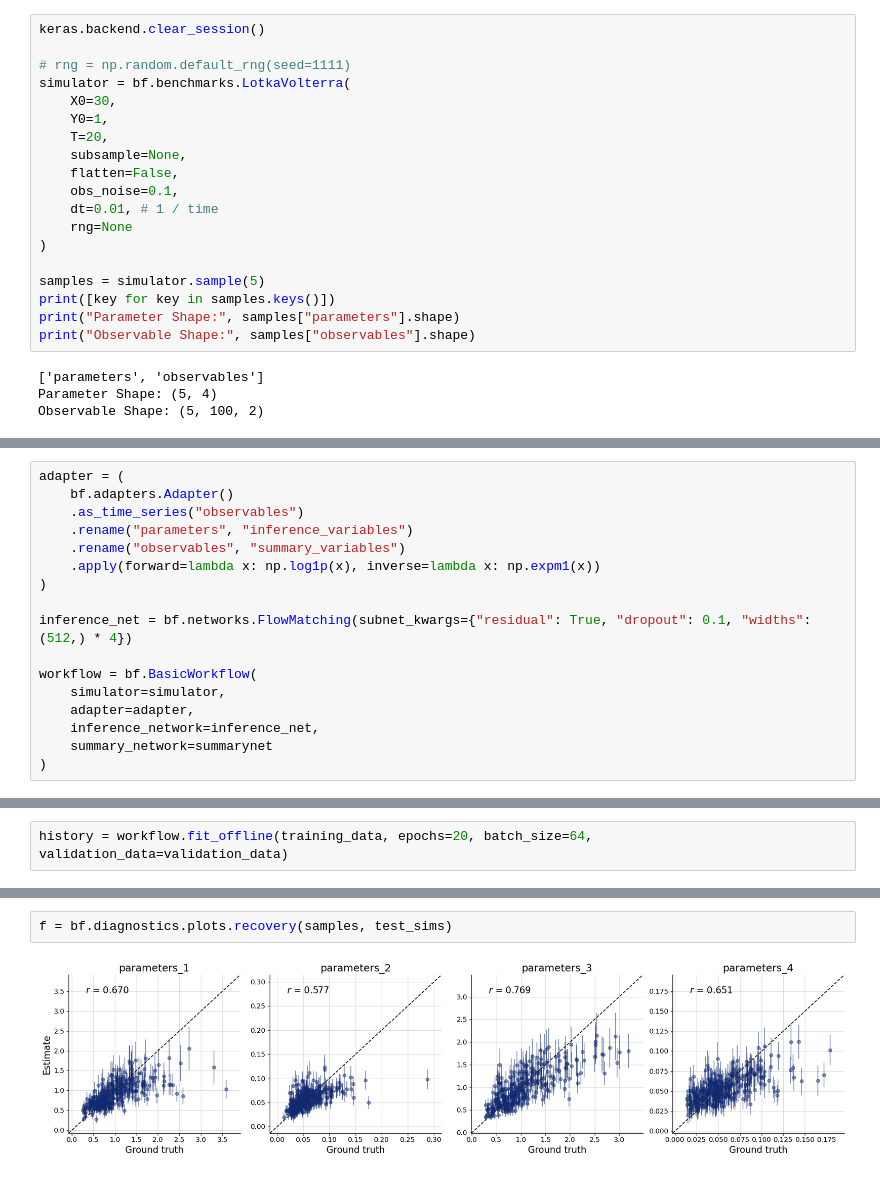
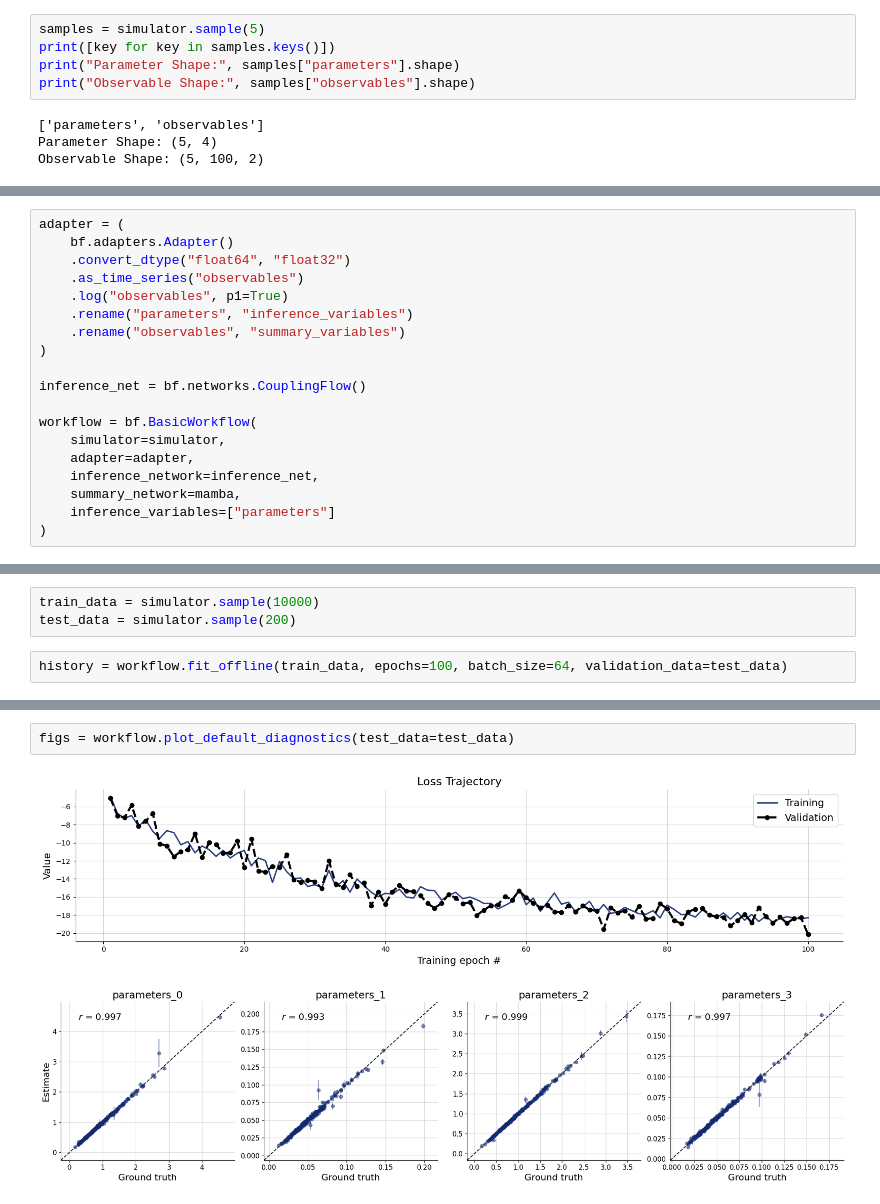
Before and after one commit to bayesflow-org/Selective-SSM, a Jupyter notebook: src/sandbox.ipynb, the cells around one changed output, grey strips where cells are left out. Cells and saved outputs as stored; diff of their text form.

```diff
--- a/src/sandbox.ipynb
+++ b/src/sandbox.ipynb
@@ -89,20 +32,6 @@ torch.Size([1, 50, 2])
 # %% [markdown]
 ### Test Model
 # %%
-keras.backend.clear_session()
-
-# rng = np.random.default_rng(seed=1111)
-simulator = bf.benchmarks.LotkaVolterra(
-	X0=30,
-	Y0=1,
-	T=20,
-	subsample=None,
-	flatten=False,
-	obs_noise=0.1,
-	dt=0.01, # 1 / time
-	rng=None
-)
-
 samples = simulator.sample(5)
 print([key for key in samples.keys()])
 print("Parameter Shape:", samples["parameters"].shape)
@@ -150,17 +43,19 @@ Total params: 62960
 # %%
 adapter = (
 	bf.adapters.Adapter()
+	.convert_dtype("float64", "float32")
 	.as_time_series("observables")
+	.log("observables", p1=True)
 	.rename("parameters", "inference_variables")
 	.rename("observables", "summary_variables")
-	.apply(forward=lambda x: np.log1p(x), inverse=lambda x: np.expm1(x))
 )
 
-inference_net = bf.networks.FlowMatching(subnet_kwargs={"residual": True, "dropout": 0.1, "widths": (512,) * 4})
+inference_net = bf.networks.CouplingFlow()
 
 workflow = bf.BasicWorkflow(
 	simulator=simulator,
 	adapter=adapter,
 	inference_network=inference_net,
-	summary_network=summarynet
+	summary_network=mamba,
+    inference_variables=["parameters"]
 )
@@ -180,5 +62,8 @@ else:
+# %%
+train_data = simulator.sample(10000)
+test_data = simulator.sample(200)
 # %%
-history = workflow.fit_offline(training_data, epochs=20, batch_size=64, validation_data=validation_data)
+history = workflow.fit_offline(train_data, epochs=100, batch_size=64, validation_data=test_data)
 # %% [output]
 INFO:bayesflow:Fitting on dataset instance of OfflineDataset.
 INFO:bayesflow:Building on a test batch.
@@ -216,4 +87,5 @@ f = bf.diagnostics.plots.calibration_ecdf(samples, test_sims, difference=True)
-# %%
-f = bf.diagnostics.plots.recovery(samples, test_sims)
-# %% [output]
-[figure, removed]
+# %%
+figs = workflow.plot_default_diagnostics(test_data=test_data)
+# %% [output]
+[figure, added]
+[figure, added]
```
Also changed, not shown: parts of 17 cells of this notebook, 9 other files.
